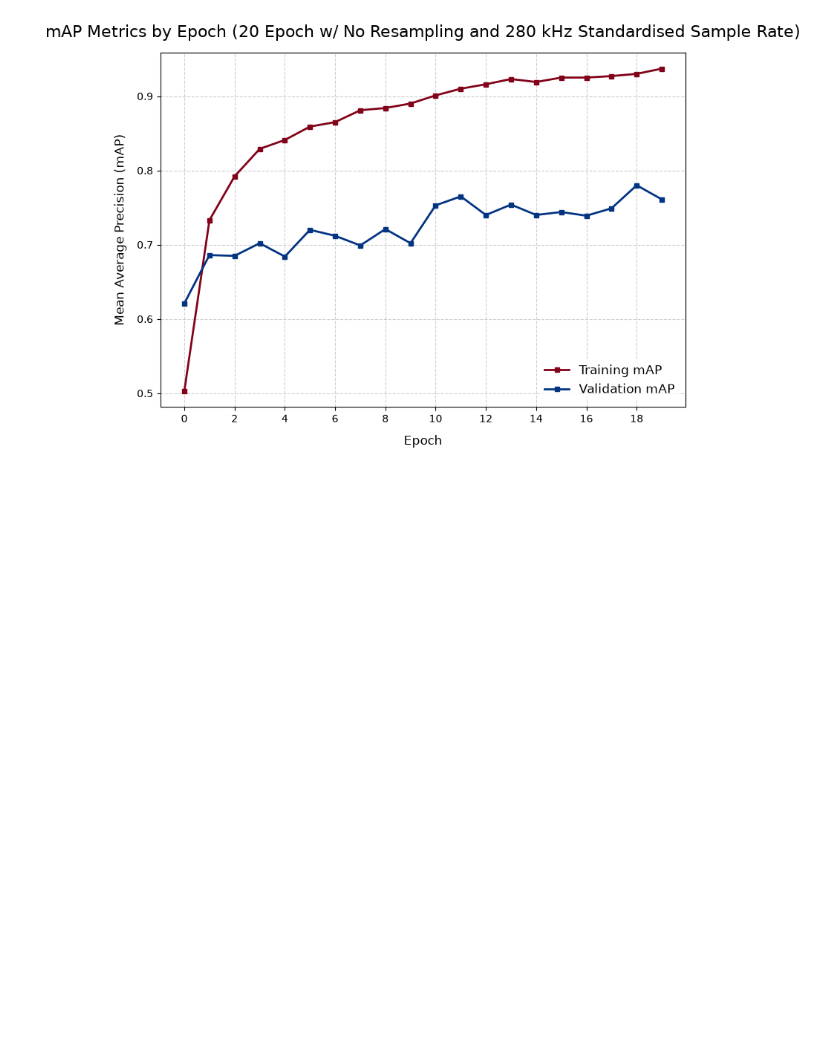
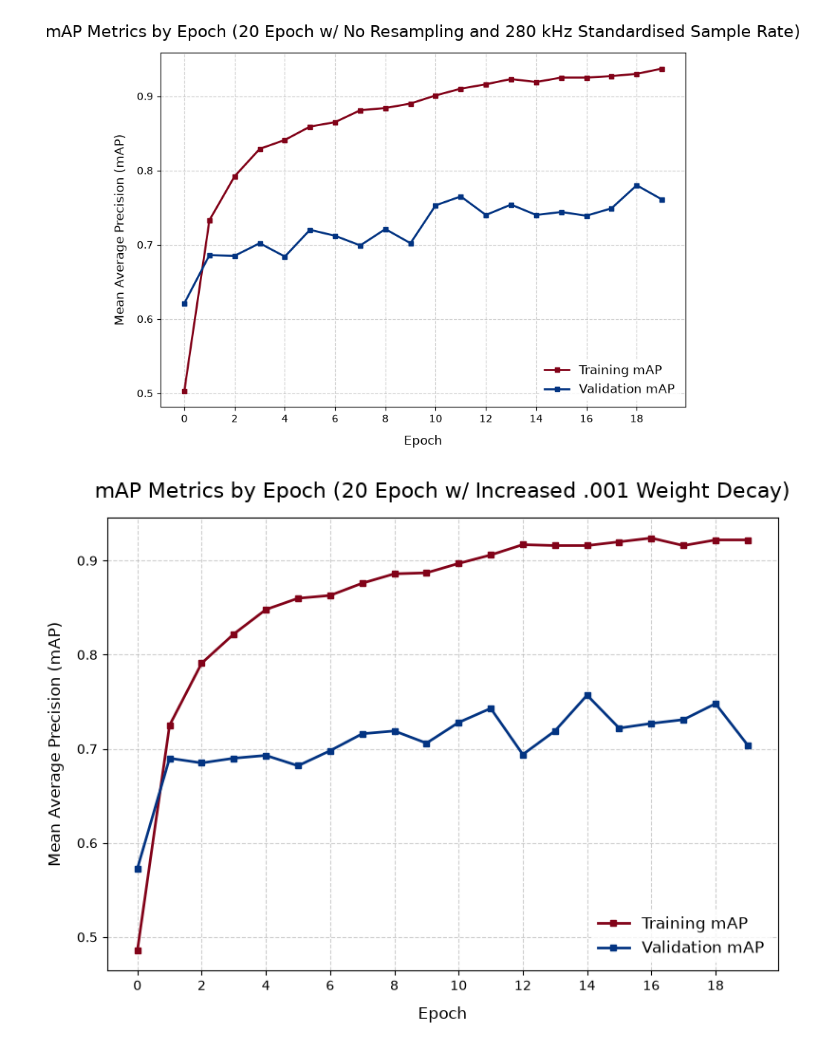
Before and after one commit to Grey-otoc/BioAcousticStreamEngine, a Jupyter notebook: training/V2-notebooks/04_plot_results.ipynb, the cells around one changed output. Drawn from its saved outputs; the diff is of its cells as text; code cells hidden in the pictures; blank space fills up the shorter version.

```diff
--- a/training/V2-notebooks/04_plot_results.ipynb
+++ b/training/V2-notebooks/04_plot_results.ipynb
@@ -237,3 +237,31 @@ plt.tight_layout()
 plt.show()
 # %% [output]
 [figure]
+# %%
+data = {
+    "Epoch": list(range(20)),
+    "Train_mAP": [0.486, 0.725, 0.791, 0.822, 0.848, 0.860, 0.863, 0.876, 0.886, 0.887, 0.897, 0.906, 0.917, 0.916, 0.916, 0.920, 0.924, 0.916, 0.922, 0.922],
+    "Val_mAP":   [0.573, 0.690, 0.685, 0.690, 0.693, 0.682, 0.698, 0.716, 0.719, 0.706, 0.728, 0.743, 0.694, 0.719, 0.757, 0.722, 0.727, 0.731, 0.748, 0.704]
+}
+
+df = pd.DataFrame(data)
+
+plt.figure(figsize=(8, 6))
+plt.grid(True, linestyle="--", alpha=0.6)
+
+plt.plot(df["Epoch"], df["Train_mAP"], label="Training mAP", color="#820319", linewidth=2, marker="s", markersize=4)
+plt.plot(df["Epoch"], df["Val_mAP"], label="Validation mAP", color="#033482", linewidth=2, marker="s", markersize=4)
+
+# This test uses the training pipeline established in the previous model (no resampling, 280 kHz resample sr, and all augmentation)
+plt.title("mAP Metrics by Epoch (20 Epoch w/ Increased .001 Weight Decay)", fontsize=16, pad=15)
+plt.xlabel("Epoch", fontsize=12, labelpad=10)
+plt.ylabel("Mean Average Precision (mAP)", fontsize=12, labelpad=10)
+
+plt.xticks(df["Epoch"][::2])
+
+plt.legend(loc="lower right", fontsize=12, frameon=True, facecolor="white", edgecolor="none")
+
+plt.tight_layout()
+plt.show()
+# %% [output]
+[figure, added]
```
Also changed, not shown: parts of 5 cells of this notebook, 3 other files.
